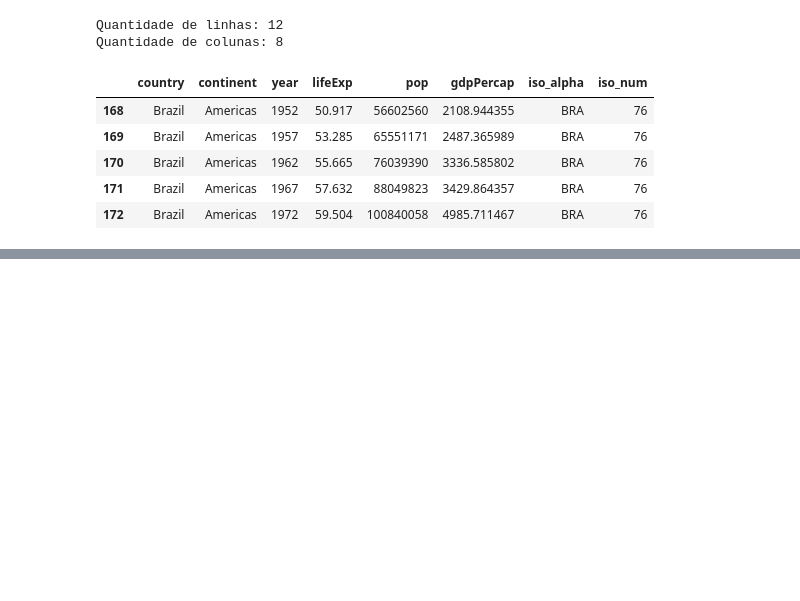
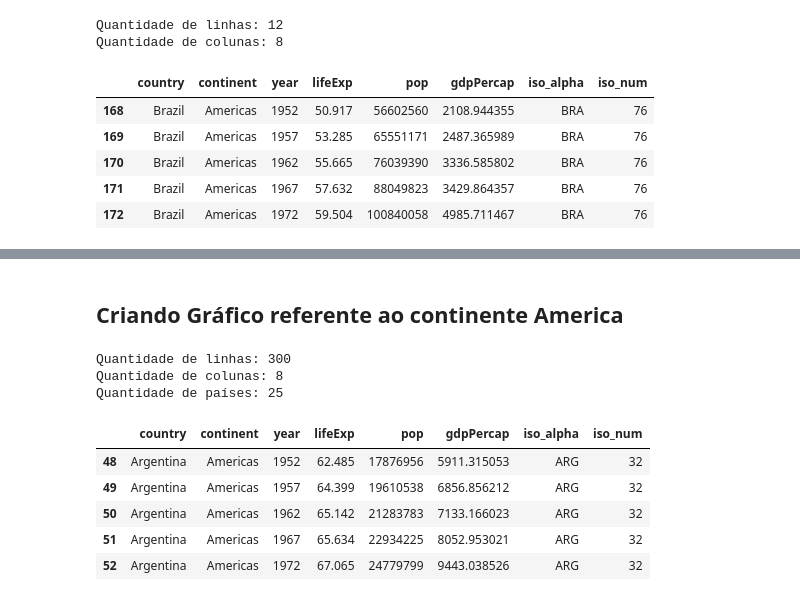
Before and after one commit to jorgemigli/python, a Jupyter notebook: graficos-linha.ipynb, the cells around one changed output, grey strips where cells are left out. Drawn from its saved outputs; the diff is of its cells as text; code cells hidden in the pictures; blank space fills up the shorter version.

```diff
--- a/graficos-linha.ipynb
+++ b/graficos-linha.ipynb
@@ -174,3 +174,23 @@ fig.update_layout(xaxis = dict(title='Tempo'),
 fig.show()
 # %% [output]
 [interactive output not drawn]
+# %% [markdown]
+## Criando Gráfico referente ao continente America
+# %%
+df_america = df.loc[df['continent']=='Americas']
+print('Quantidade de linhas:', df_america.shape[0])
+print('Quantidade de colunas:', df_america.shape[1])
+print('Quantidade de países:', df_america['country'].nunique())
+
+# Exibindo as primeiras 5 linhas do dataFrame
+df_america.head()
+# %% [output]
+Quantidade de linhas: 300
+Quantidade de colunas: 8
+Quantidade de países: 25
+|  | country | continent | year | lifeExp | pop | gdpPercap | iso_alpha | iso_num |
+| 48 | Argentina | Americas | 1952 | 62.485 | 17876956 | 5911.315053 | ARG | 32 |
+| 49 | Argentina | Americas | 1957 | 64.399 | 19610538 | 6856.856212 | ARG | 32 |
+| 50 | Argentina | Americas | 1962 | 65.142 | 21283783 | 7133.166023 | ARG | 32 |
+| 51 | Argentina | Americas | 1967 | 65.634 | 22934225 | 8052.953021 | ARG | 32 |
+| 52 | Argentina | Americas | 1972 | 67.065 | 24779799 | 9443.038526 | ARG | 32 |
```
Also changed, not shown: parts of 19 cells of this notebook.
